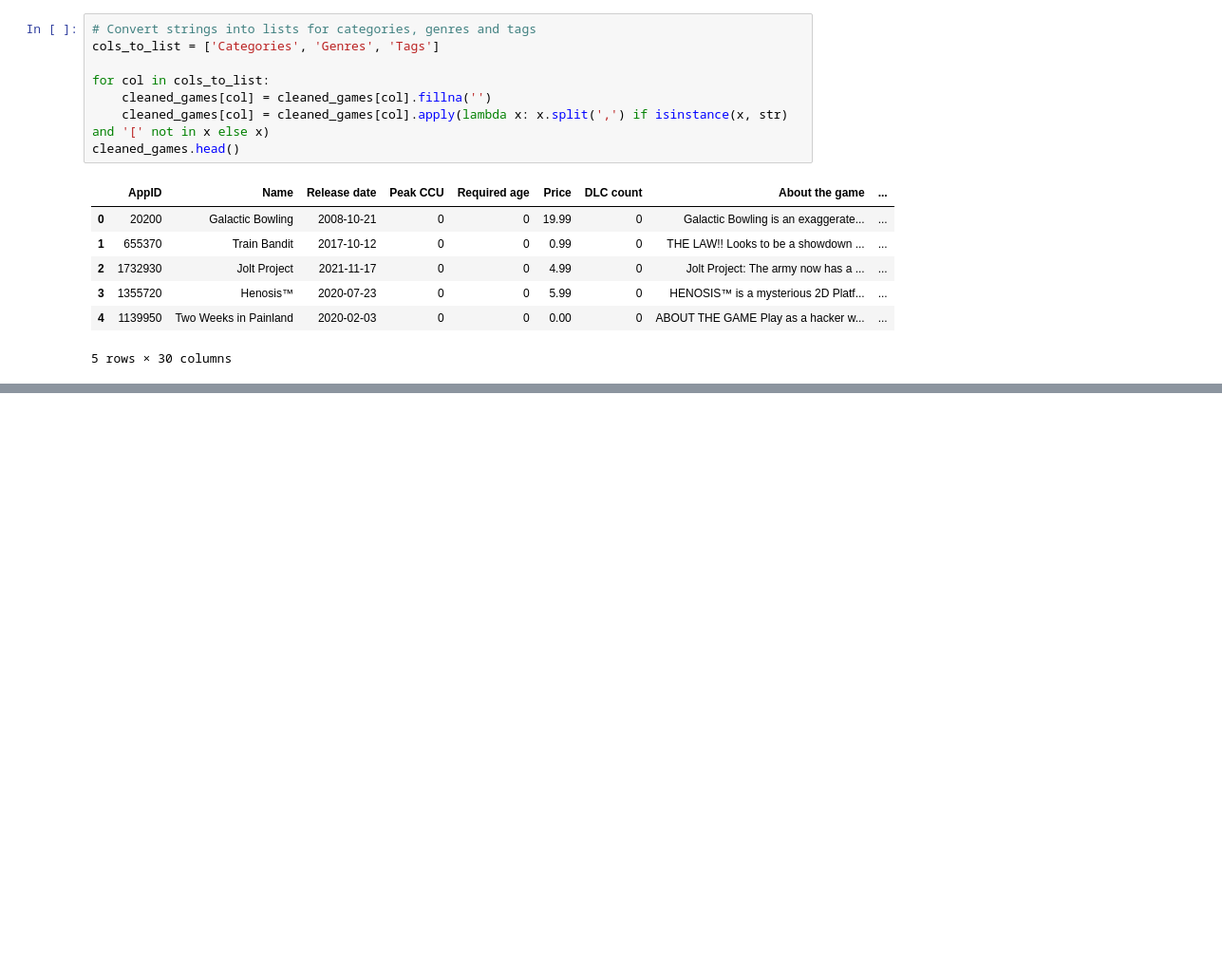
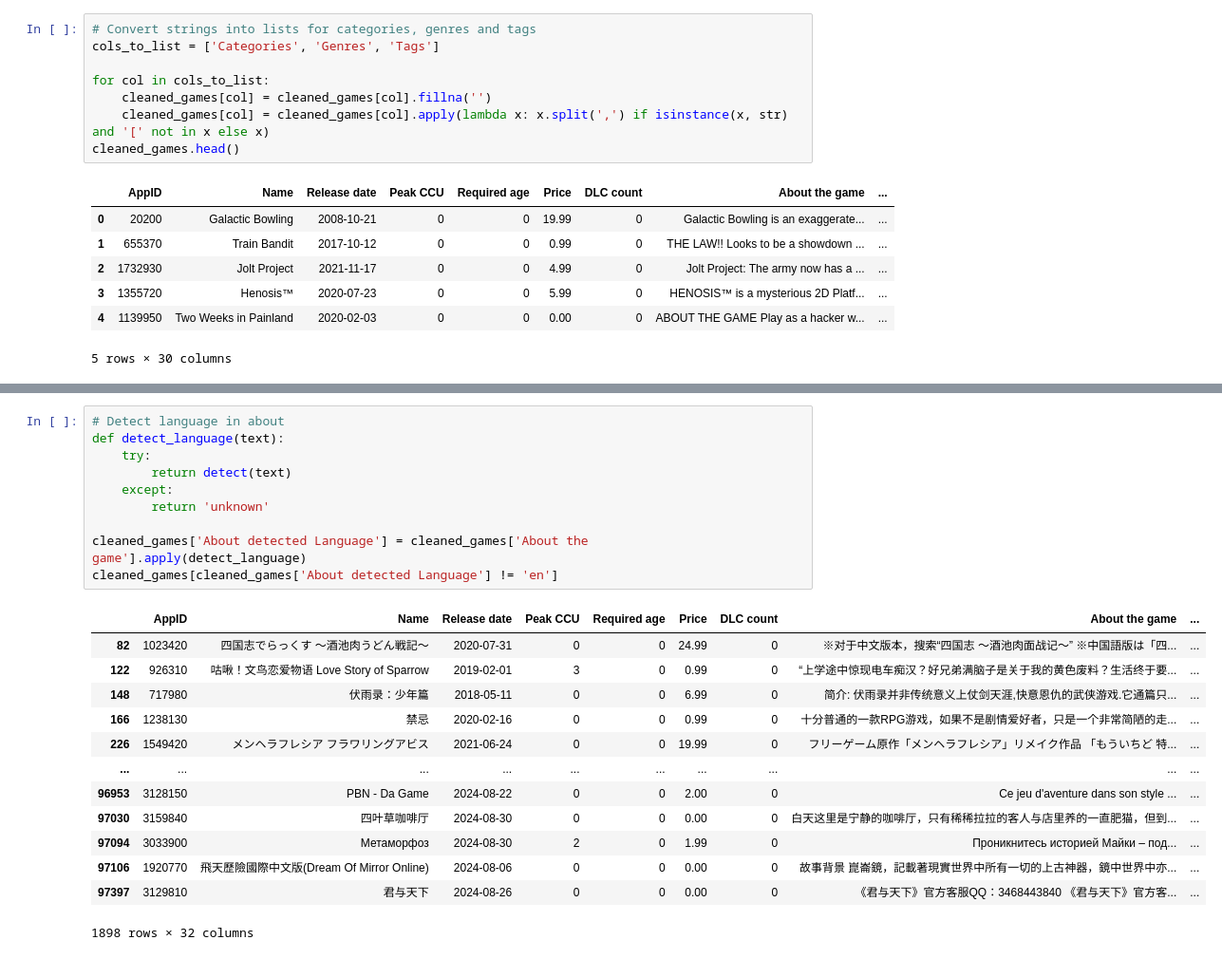
Before and after one commit to Arc-Celt/gamequest-recommender, a Jupyter notebook: reports/data-prep-exploration.ipynb, the cells around one changed output, grey strips where cells are left out. Shown: that part at 95% size. Cells and saved outputs as stored; diff of their text form; blank space fills up the shorter version.

```diff
--- a/reports/data-prep-exploration.ipynb
+++ b/reports/data-prep-exploration.ipynb
@@ -124,0 +143,24 @@ cleaned_games.head()
+# %%
+# Detect language in about
+def detect_language(text):
+    try:
+        return detect(text)
+    except:
+        return 'unknown'
+
+cleaned_games['About detected Language'] = cleaned_games['About the game'].apply(detect_language)
+cleaned_games[cleaned_games['About detected Language'] != 'en']
+# %% [output]
+|  | AppID | Name | Release date | Peak CCU | Required age | Price | DLC count | About the game | ... |
+| 82 | 1023420 | 四国志でらっくす ～酒池肉うどん戦記～ | 2020-07-31 | 0 | 0 | 24.99 | 0 | ※对于中文版本，搜索“四国志 ～酒池肉面战记～” ※中国語版は「四... | ... |
+| 122 | 926310 | 咕啾！文鸟恋爱物语 Love Story of Sparrow | 2019-02-01 | 3 | 0 | 0.99 | 0 | “上学途中惊现电车痴汉？好兄弟满脑子是关于我的黄色废料？生活终于要... | ... |
+| 148 | 717980 | 伏雨录：少年篇 | 2018-05-11 | 0 | 0 | 6.99 | 0 | 简介: 伏雨录并非传统意义上仗剑天涯,快意恩仇的武侠游戏.它通篇只... | ... |
+| 166 | 1238130 | 禁忌 | 2020-02-16 | 0 | 0 | 0.99 | 0 | 十分普通的一款RPG游戏，如果不是剧情爱好者，只是一个非常简陋的走... | ... |
+| 226 | 1549420 | メンヘラフレシア フラワリングアビス | 2021-06-24 | 0 | 0 | 19.99 | 0 | フリーゲーム原作「メンヘラフレシア」リメイク作品 「もういちど 特... | ... |
+| ... | ... | ... | ... | ... | ... | ... | ... | ... | ... |
+| 96953 | 3128150 | PBN - Da Game | 2024-08-22 | 0 | 0 | 2.00 | 0 | Ce jeu d'aventure dans son style ... | ... |
+| 97030 | 3159840 | 四叶草咖啡厅 | 2024-08-30 | 0 | 0 | 0.00 | 0 | 白天这里是宁静的咖啡厅，只有稀稀拉拉的客人与店里养的一直肥猫，但到... | ... |
+| 97094 | 3033900 | Метаморфоз | 2024-08-30 | 2 | 0 | 1.99 | 0 | Проникнитесь историей Майки – под... | ... |
+| 97106 | 1920770 | 飛天歷險國際中文版(Dream Of Mirror Online) | 2024-08-06 | 0 | 0 | 0.00 | 0 | 故事背景 崑崙鏡，記載著現實世界中所有一切的上古神器，鏡中世界中亦... | ... |
+| 97397 | 3129810 | 君与天下 | 2024-08-26 | 0 | 0 | 0.00 | 0 | 《君与天下》官方客服QQ：3468443840 《君与天下》官方客... | ... |
+1898 rows × 32 columns
```
Also changed, not shown: parts of 3 cells of this notebook, 1 other file.
